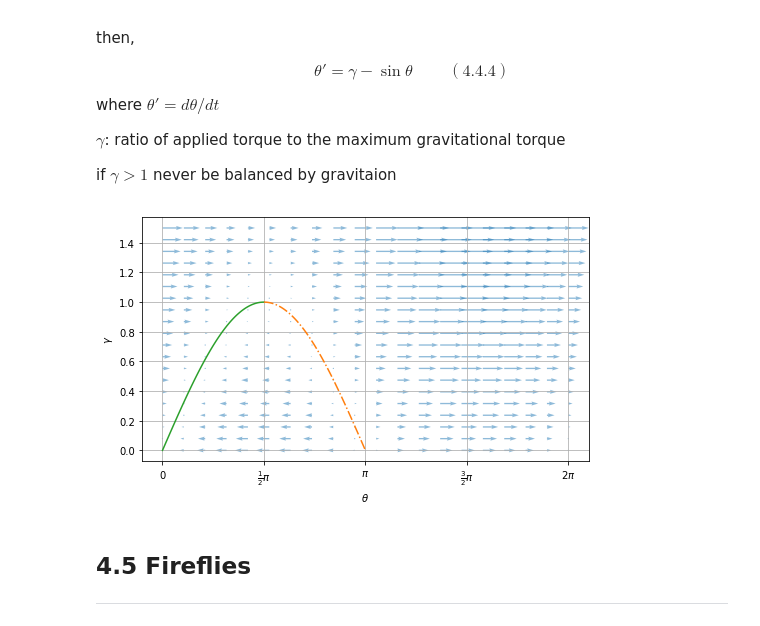
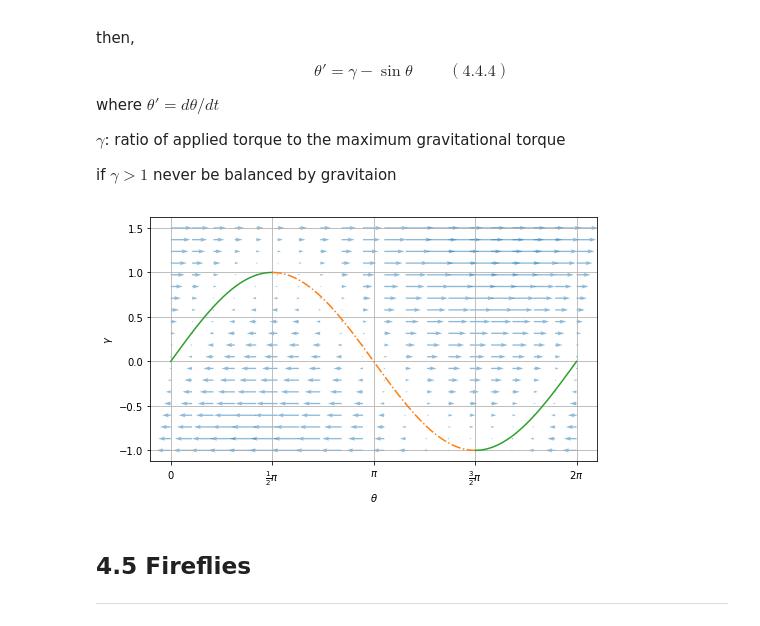
Before and after one commit to shumez/NLDC, a Jupyter notebook: c04/note.ipynb, the cells around one changed output. Drawn from its saved outputs; the diff is of its cells as text; code cells hidden in the pictures.

```diff
--- a/c04/note.ipynb
+++ b/c04/note.ipynb
@@ -514,35 +514,37 @@ def theta_dot(theta, gamma):
     theta_ = gamma - np.sin(theta)
     return theta_
 
 pi = np.pi
 # gammas = np.array([.5, 1, 1.5])
-gamma_flow = np.linspace(0, 1.5, 20)
+gamma_flow = np.linspace(-1, 1.5, 20)
 theta_flow = np.linspace(0, pi*2, 20)
 theta_flow, gamma_flow = np.meshgrid(theta_flow, gamma_flow)
 
 plt.figure(figsize=(8, 4.5))
 
 plt.quiver(theta_flow, gamma_flow, theta_dot(theta_flow, gamma_flow), 0, color=c[0], alpha=.5)
 
 # fig, axes = plt.subplots(ncols=3, sharex=True, sharey=True, figsize=(15, 5))
 # for ax, gamma in zip(axes, gammas):
 #     ax.plot(theta, theta_dot(theta, gamma))
 #     ax.quiver()
 #     ax.set(xlabel=r'$\theta$', ylabel=r'$\dot{\theta}$')
 #     ax.grid(True)
 
 theta = np.linspace(0, pi/2, 100)
 plt.plot(theta, -theta_dot(theta, 0), c=c[2], linestyle=l[0])
+plt.plot(theta+pi*3/2, -theta_dot(theta+pi*3/2, 0), c=c[2], linestyle=l[0])
+theta = np.linspace(0, pi, 100)
 plt.plot(theta+pi/2, -theta_dot(theta+pi/2, 0), c=c[1], linestyle=l[2])
 
 plt.xticks([0, pi/2, pi, pi*3/2, pi*2],
            [r'$0$', r'$\frac{1}{2}\pi$', r'$\pi$', r'$\frac{3}{2}\pi$', r'$2\pi$'])
 plt.xlabel(r'$\theta$')
 plt.ylabel(r'$\gamma$')
 plt.grid(True)
 plt.show()
 # %% [output]
-[figure, old version]
+[figure, new version]
 # %% [markdown]
 ## 4.5 Fireflies
 ---
```
Also changed, not shown: parts of 8 cells of this notebook.
